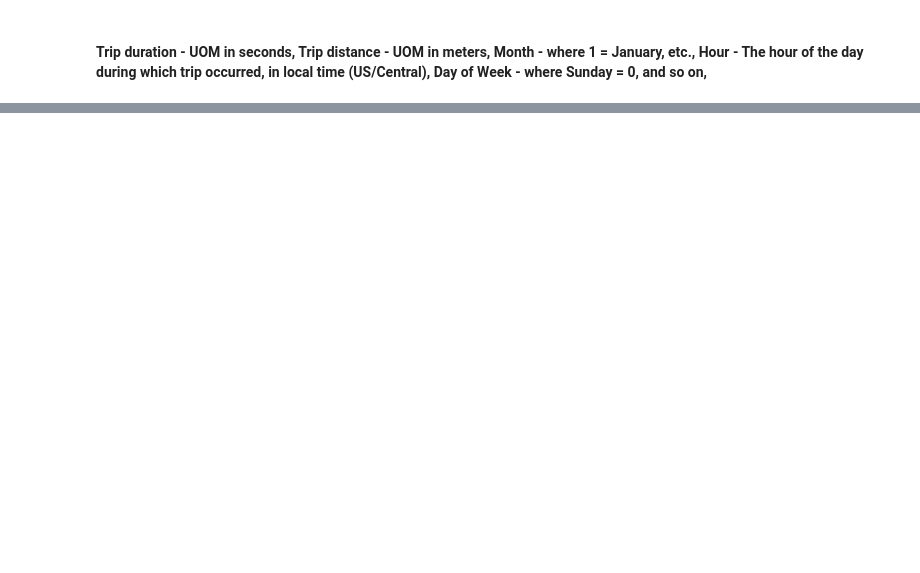
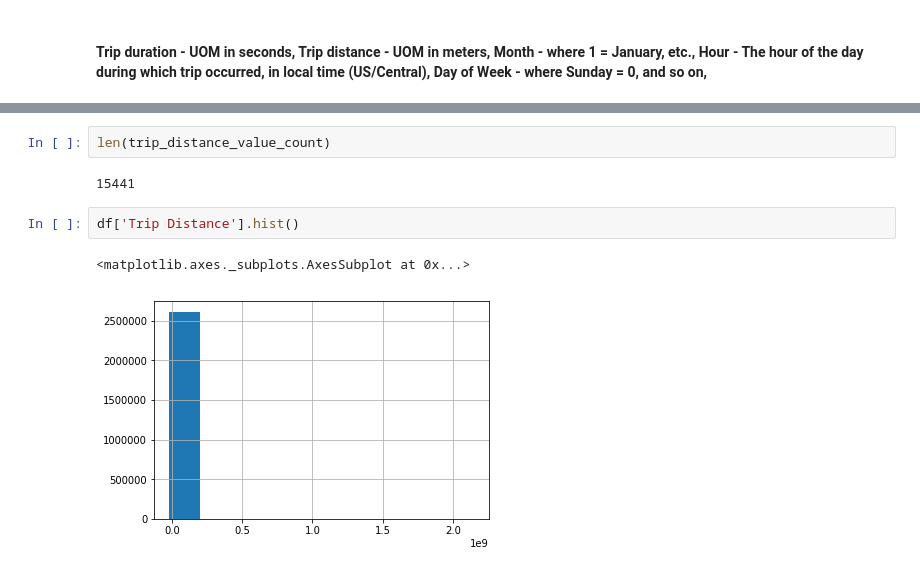
Before and after one commit to sameerabalay/Dockless_Mobility, a Jupyter notebook: src/EDA.ipynb, the cells around one changed output, grey strips where cells are left out. Saved outputs shown, nothing was run; the diff lists cells and outputs as text; blank space fills up the shorter version.

```diff
--- a/src/EDA.ipynb
+++ b/src/EDA.ipynb
@@ -593,0 +819,9 @@ df_1.head(5)
+# %%
+len(trip_distance_value_count)
+# %% [output]
+15441
+# %%
+df['Trip Distance'].hist()
+# %% [output]
+<matplotlib.axes._subplots.AxesSubplot at 0x...>
+[figure, added]
```
Also changed, not shown: parts of 26 cells of this notebook, 2 other files.
